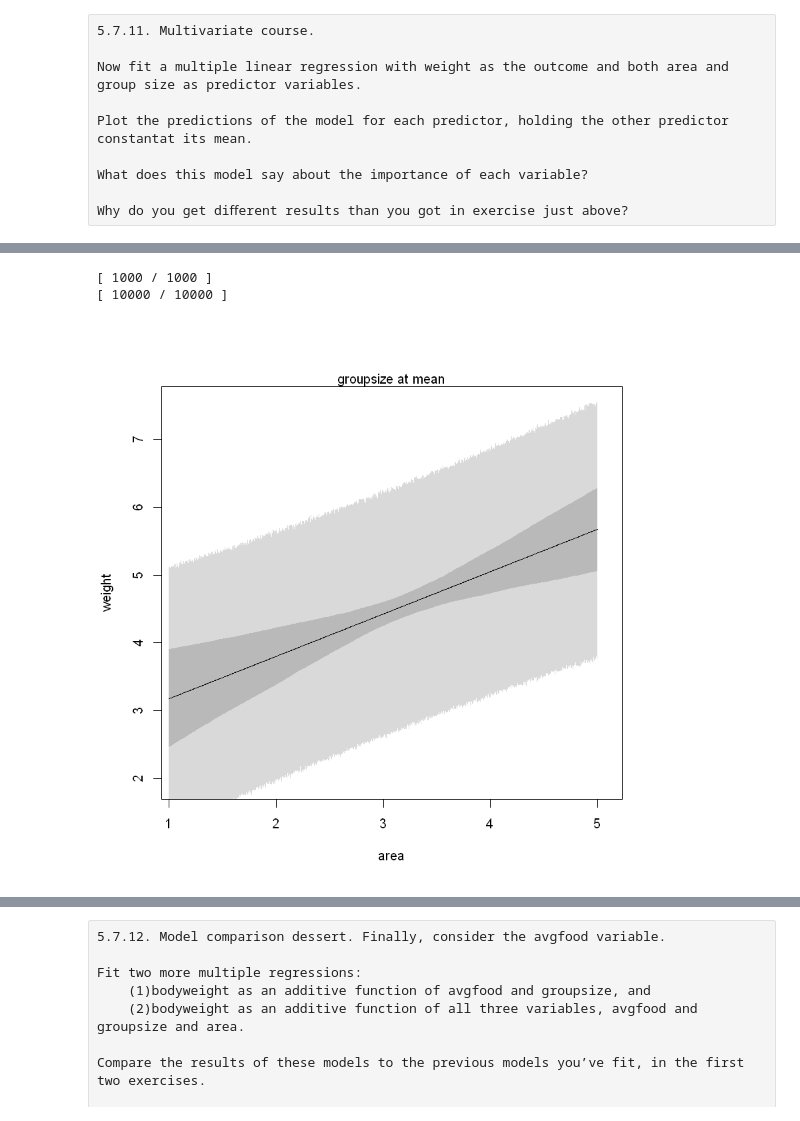
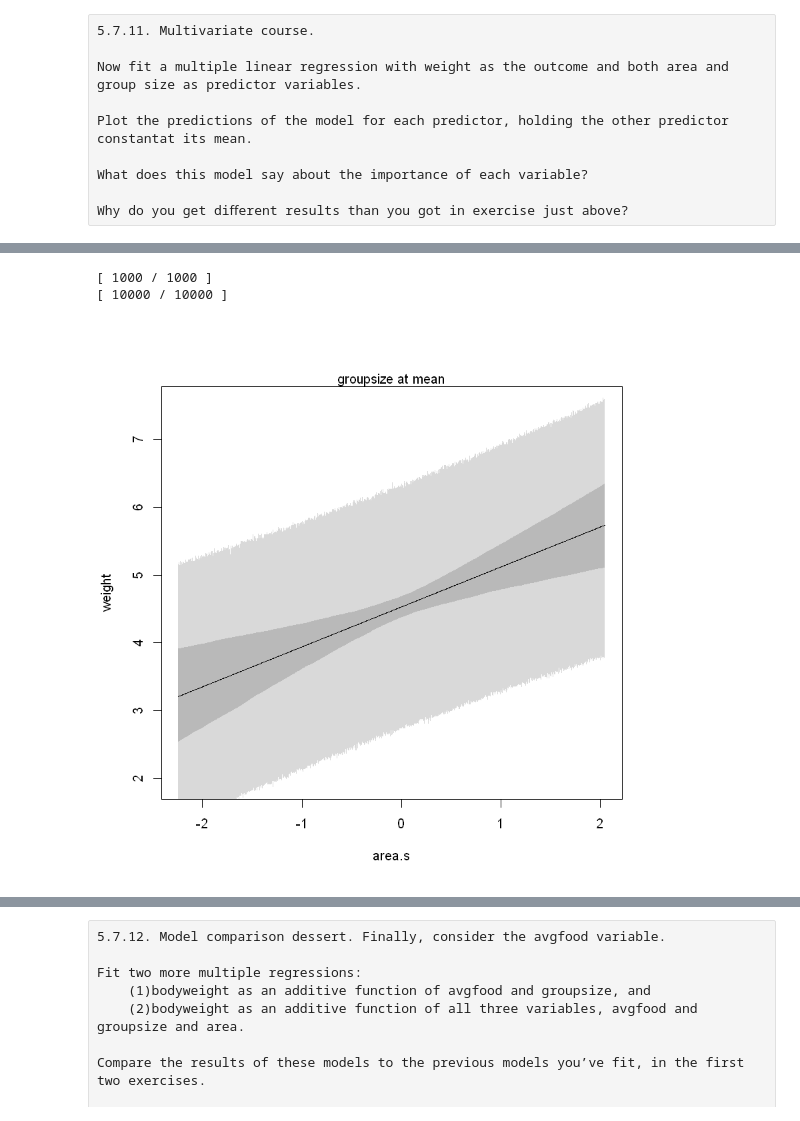
Before and after one commit to hvillamil3/StatisticalRethinkingHW, a Jupyter notebook: Statistical_Rethinking_Homework_Chapter_5.ipynb, the cells around one changed output, grey strips where cells are left out. Cells and saved outputs as stored; diff of their text form; code cells hidden in the pictures.

```diff
--- a/Statistical_Rethinking_Homework_Chapter_5.ipynb
+++ b/Statistical_Rethinking_Homework_Chapter_5.ipynb
@@ -46,18 +62,18 @@ Plot the results of these regressions, displaying the MAP regression line and th
 area.Model <- map(
     alist(
         weight ~ dnorm( mu , sigma ),
-        mu <- a + b*area ,
+        mu <- a + b * area.s ,
         a ~ dnorm( 4 , 100 ) ,
         b ~ dnorm( 0 , 10 ) ,
         sigma ~ dunif( 0 , 50 ) ) ,
     data=Fx , start=list( a=mean(Fx$weight) , sigma=sd(Fx$weight) , b=0 ) )
 
-area.seq<-seq(from=1,to=5,by=.5)
+area.seq<-seq(from=min(Fx$area.s) ,to=max(Fx$area.s) ,by=.5)
 
 #Draw parameter samples from posterior. There's variance/uncertainty in mu.
-mu <- link( area.Model , data=data.frame(area=area.seq) )
+mu <- link( area.Model , data=data.frame(area.s=area.seq) )
 #Draw Prediction Simulations from psterior. There's variance/uncertainty in prediction/outcome.
-sim.weight <- sim( area.Model , data=data.frame(area=area.seq),   n=1e4  )
+sim.weight <- sim( area.Model , data=data.frame(area.s=area.seq),   n=1e4  )
 # %% [output]
 [ 1000 / 1000 ]
 [ 10000 / 10000 ]
@@ -104,18 +120,18 @@ shade(apply( mu , 2 , HPDI, prob = 0.9 ),area.seq)
 groupsize.Model <- map(
     alist(
         weight ~ dnorm( mu , sigma ),
-        mu <- a + b*groupsize ,
+        mu <- a + b*groupsize.s ,
         a ~ dnorm( 4 , 100 ) ,
         b ~ dnorm( 0 , 10 ) ,
         sigma ~ dunif( 0 , 50 ) ) ,
     data=Fx , start=list( a=mean(Fx$weight) , sigma=sd(Fx$weight) , b=0 ) )
 
-size.seq<-seq(from=2,to=8,by=.5)
+size.seq<-seq(from= min(Fx$groupsize.s),to= max(Fx$groupsize.s),by=.5)
 
 #Draw parameter samples from posterior. There's variance/uncertainty in mu.
-mu1 <- link( groupsize.Model , data=data.frame(groupsize=size.seq) )
+mu1 <- link( groupsize.Model , data=data.frame(groupsize.s=size.seq) )
 #Draw Prediction Simulations from psterior. There's variance/uncertainty in prediction/outcome.
-sim.weight1 <- sim( groupsize.Model , data=data.frame(groupsize=size.seq),   n=1e4  )
+sim.weight1 <- sim( groupsize.Model , data=data.frame(groupsize.s=size.seq),   n=1e4  )
 # %% [output]
 [ 1000 / 1000 ]
 [ 10000 / 10000 ]
@@ -173,7 +188,7 @@ Why do you get diﬀerent results than you got in exercise just above?
 Multi.Model <- map(
     alist(
         weight ~ dnorm( mu , sigma ),
-        mu <- a + b*area +b1*groupsize,
+        mu <- a + b*area.s +b1*groupsize.s,
         a ~ dnorm( 4 , 100 ) ,
         b ~ dnorm( 0 , 10 ) ,
         b1 ~ dnorm( 0 , 10 ) ,
@@ -203,11 +228,11 @@ Log-likelihood: -177.58
 # %%
-size.seq<-seq(from=2,to=8, length.out=1e3)
+size.seq<-seq(from=min(Fx$groupsize.s),to=max(Fx$groupsize.s), length.out=1e3)
 #Draw parameter samples from posterior. There's variance/uncertainty in mu.
-mu.multi <- link( Multi.Model , data=data.frame(groupsize=size.seq,area=mean(Fx$area) ) )
-#Draw Prediction Simulations from psterior. There's variance/uncertainty in prediction/outcome.
-sim.weight.Multi <- sim( Multi.Model , data=data.frame(groupsize=size.seq, area=mean(Fx$area) ),   n=1e4  )
+mu.multi <- link( Multi.Model , data=data.frame(groupsize.s=size.seq,area.s=mean(Fx$area.s) ) )
+#Draw Prediction Simulations from posterior. There's variance/uncertainty in prediction/outcome.
+sim.weight.Multi <- sim( Multi.Model , data=data.frame(groupsize.s=size.seq, area.s=mean(Fx$area.s) ),   n=1e4  )
 #display
-plot(weight~groupsize, Fx , type="n")
+plot(weight~groupsize.s, Fx , type="n")
 mtext("Area at mean")
 lines(size.seq , apply(mu.multi, 2, mean))
 shade(apply( mu.multi , 2, PI) , size.seq  )
@@ -217,19 +244,19 @@ shade(apply( sim.weight.Multi , 2, PI) , size.seq  )
 # %%
-area.seq<-seq(from=1,to=5, length.out=1e3)
+area.seq<-seq(from=min(Fx$area.s),to=max(Fx$area.s), length.out=1e3)
 #Draw parameter samples from posterior. There's variance/uncertainty in mu.
-mu.multi2 <- link( Multi.Model , data=data.frame(groupsize=mean(Fx$groupsize),area=area.seq ) )
+mu.multi2 <- link( Multi.Model , data=data.frame(groupsize.s=mean(Fx$groupsize.s),area.s=area.seq ) )
 #Draw Prediction Simulations from psterior. There's variance/uncertainty in prediction/outcome.
-sim.weight.Multi2 <- sim( Multi.Model , data=data.frame(groupsize=mean(Fx$groupsize), area=area.seq ),   n=1e4  )
+sim.weight.Multi2 <- sim( Multi.Model , data=data.frame(groupsize.s=mean(Fx$groupsize.s), area.s=area.seq ),   n=1e4  )
 
 
 Multi2.pi <- apply(sim.weight.Multi2 , 2 , PI)
 #display
-plot(weight~area, Fx , type="n")
+plot(weight~area.s, Fx , type="n")
 mtext("groupsize at mean")
 lines(area.seq , apply(mu.multi2, 2, mean))
 shade(apply( mu.multi2 , 2, PI) , area.seq  )
 shade(apply( sim.weight.Multi2 , 2, PI) , area.seq  )
 # %% [output]
 [ 1000 / 1000 ]
 [ 10000 / 10000 ]
-[figure, old version]
+[figure, new version]
```
Also changed, not shown: parts of 42 cells of this notebook.
